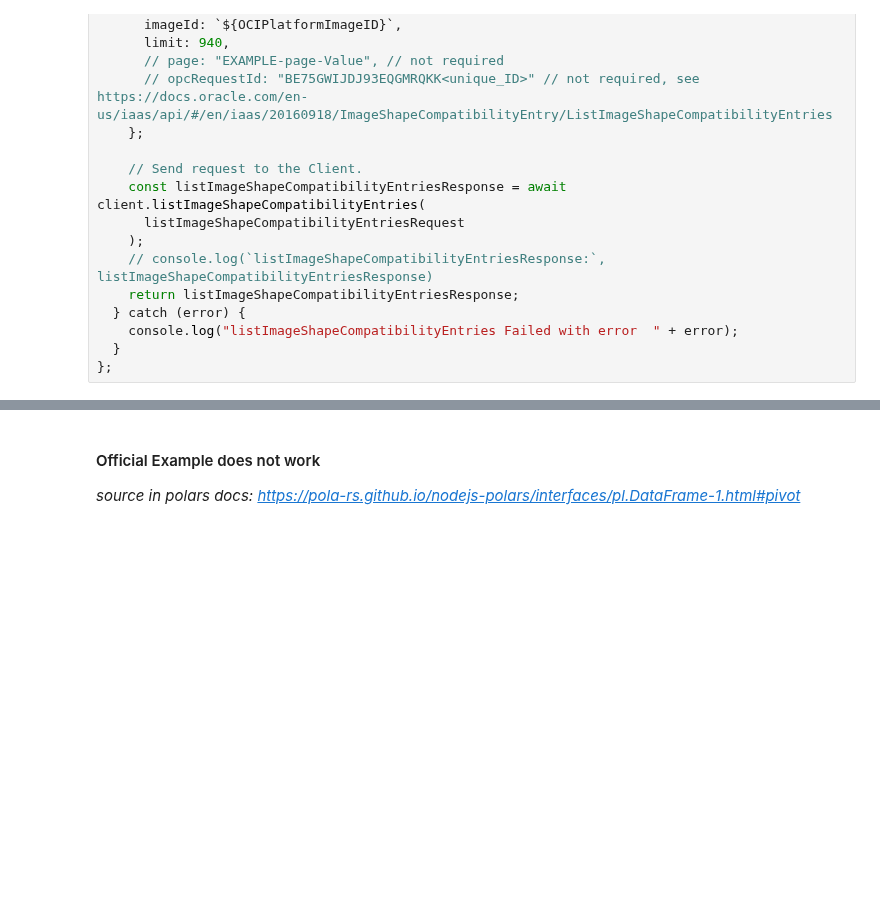
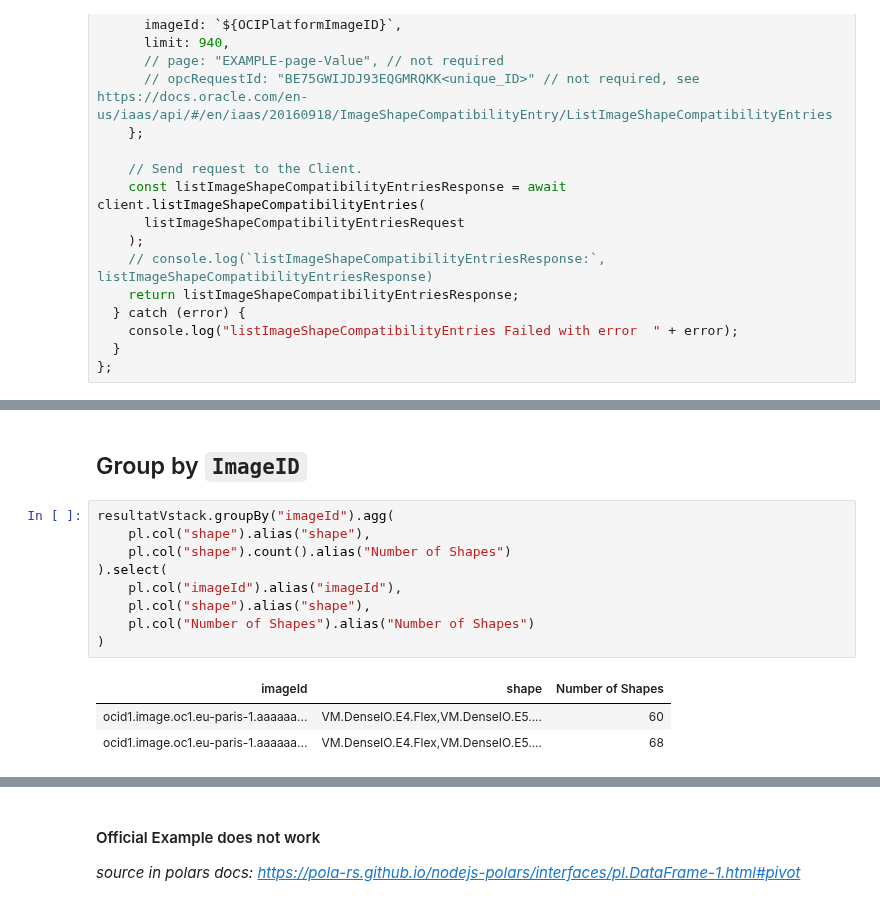
Before and after one commit to 3forges/packman, a Jupyter notebook: oracle/OciShapesImagesCompatibilityMatrix.ipynb, the cells around one changed output, grey strips where cells are left out. Drawn from its saved outputs; the diff is of its cells as text; blank space fills up the shorter version.

```diff
--- a/oracle/OciShapesImagesCompatibilityMatrix.ipynb
+++ b/oracle/OciShapesImagesCompatibilityMatrix.ipynb
@@ -153,0 +370,15 @@ const getCompatibilityList = async (OCIPlatformImageID: string): Promise<any> =>
+# %% [markdown]
+## Group by `ImageID`
+# %%
+resultatVstack.groupBy("imageId").agg(
+    pl.col("shape").alias("shape"),
+    pl.col("shape").count().alias("Number of Shapes")
+).select(
+    pl.col("imageId").alias("imageId"),
+    pl.col("shape").alias("shape"),
+    pl.col("Number of Shapes").alias("Number of Shapes")
+)
+# %% [output]
+| imageId | shape | Number of Shapes |
+| ocid1.image.oc1.eu-paris-1.aaaaaa... | VM.DenseIO.E4.Flex,VM.DenseIO.E5.... | 60 |
+| ocid1.image.oc1.eu-paris-1.aaaaaa... | VM.DenseIO.E4.Flex,VM.DenseIO.E5.... | 68 |
```
Also changed, not shown: parts of 51 cells of this notebook.
